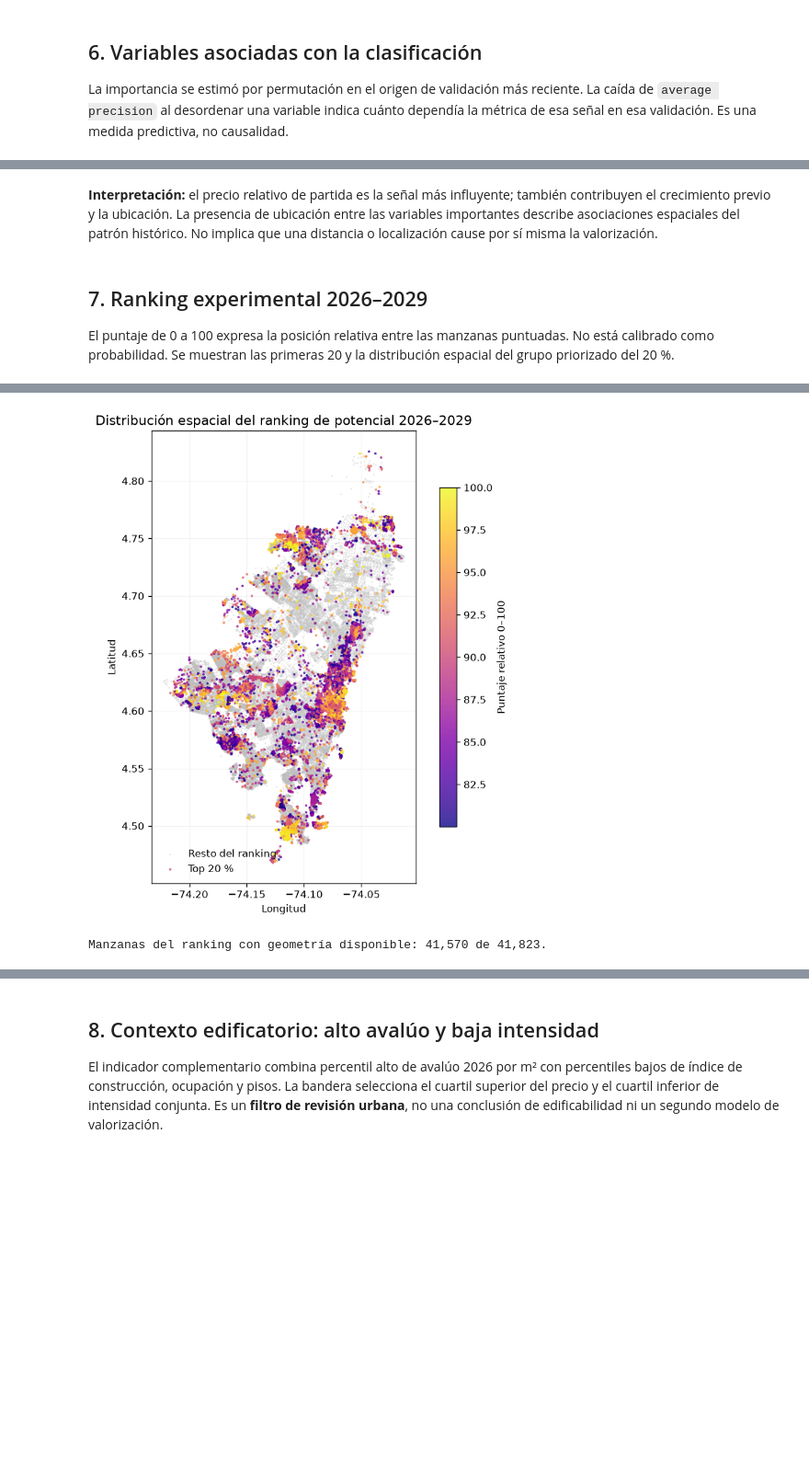
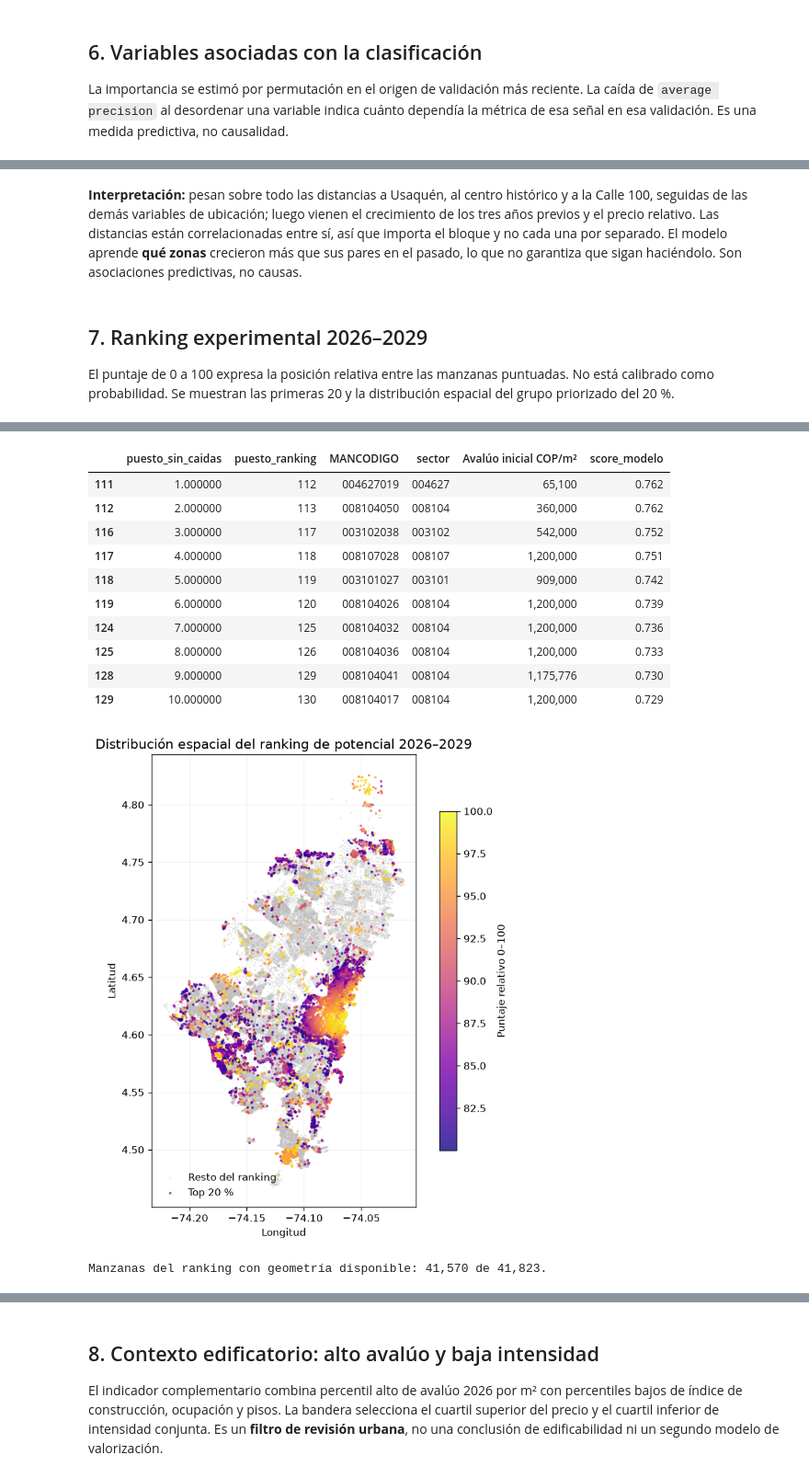
Before and after one commit to Andresdc11/Catastro_Project, a Jupyter notebook: potencial_manzanas/informe_potencial.ipynb, the cells around one changed output, grey strips where cells are left out. Shown at 92% size. Cells and saved outputs as stored; diff of their text form; code cells hidden in the pictures; blank space fills up the shorter version.

```diff
--- a/potencial_manzanas/informe_potencial.ipynb
+++ b/potencial_manzanas/informe_potencial.ipynb
@@ -477,5 +500,5 @@ display(importancia.head(12).style.format({"caida_promedio_precision": "{:.4f}",
 # %% [markdown]
-**Interpretación:** el precio relativo de partida es la señal más influyente; también contribuyen el crecimiento previo y la ubicación. La presencia de ubicación entre las variables importantes describe asociaciones espaciales del patrón histórico. No implica que una distancia o localización cause por sí misma la valorización.
+**Interpretación:** pesan sobre todo las distancias a Usaquén, al centro histórico y a la Calle 100, seguidas de las demás variables de ubicación; luego vienen el crecimiento de los tres años previos y el precio relativo. Las distancias están correlacionadas entre sí, así que importa el bloque y no cada una por separado. El modelo aprende **qué zonas** crecieron más que sus pares en el pasado, lo que no garantiza que sigan haciéndolo. Son asociaciones predictivas, no causas.
 # %% [markdown]
 ## 7. Ranking experimental 2026–2029
 
@@ -484,12 +507,17 @@ El puntaje de 0 a 100 expresa la posición relativa entre las manzanas puntuadas
 top20 = ranking.sort_values("puesto_ranking").head(20).merge(
     contexto[["MANCODIGO", "score_contextual_0_100", "valor_alto_baja_intensidad"]],
     on="MANCODIGO", how="left")
-tabla_top20 = top20[["puesto_ranking", "MANCODIGO", "sector", "cop_m2_inicio", "score_potencial_0_100", "score_contextual_0_100", "valor_alto_baja_intensidad"]].rename(columns={
+tabla_top20 = top20[["puesto_ranking", "MANCODIGO", "sector", "cop_m2_inicio", "score_potencial_0_100", "score_contextual_0_100", "valor_alto_baja_intensidad", "caida_fuerte_ultimo_anio"]].rename(columns={
     "puesto_ranking": "Puesto", "MANCODIGO": "Manzana", "sector": "Sector",
     "cop_m2_inicio": "Avalúo inicial COP/m²", "score_potencial_0_100": "Puntaje relativo",
-    "score_contextual_0_100": "Contexto valor / intensidad", "valor_alto_baja_intensidad": "Filtro contextual"
+    "score_contextual_0_100": "Contexto valor / intensidad", "valor_alto_baja_intensidad": "Filtro contextual",
+    "caida_fuerte_ultimo_anio": "Caída fuerte en 2026"
 })
 display(tabla_top20.style.format({"Avalúo inicial COP/m²": "{:,.0f}", "Puntaje relativo": "{:.2f}", "Contexto valor / intensidad": "{:.1f}"}))
+
+# el mismo orden, sin las manzanas con caida fuerte en los ultimos tres años
+display(ranking.sort_values("puesto_sin_caidas").head(10)[["puesto_sin_caidas", "puesto_ranking", "MANCODIGO", "sector", "cop_m2_inicio", "score_modelo"]]
+        .rename(columns={"cop_m2_inicio": "Avalúo inicial COP/m²"}).style.format({"Avalúo inicial COP/m²": "{:,.0f}", "score_modelo": "{:.3f}"}))
 
 geo = manzanas[["MANCODIGO", "lon", "lat"]].merge(
     ranking[["MANCODIGO", "score_potencial_0_100", "candidato_top_fraccion"]],
@@ -542,2 +570,13 @@ plt.show()
+|  | puesto_sin_caidas | puesto_ranking | MANCODIGO | sector | Avalúo inicial COP/m² | score_modelo |
+| 111 | 1.000000 | 112 | 004627019 | 004627 | 65,100 | 0.762 |
+| 112 | 2.000000 | 113 | 008104050 | 008104 | 360,000 | 0.762 |
+| 116 | 3.000000 | 117 | 003102038 | 003102 | 542,000 | 0.752 |
+| 117 | 4.000000 | 118 | 008107028 | 008107 | 1,200,000 | 0.751 |
+| 118 | 5.000000 | 119 | 003101027 | 003101 | 909,000 | 0.742 |
+| 119 | 6.000000 | 120 | 008104026 | 008104 | 1,200,000 | 0.739 |
+| 124 | 7.000000 | 125 | 008104032 | 008104 | 1,200,000 | 0.736 |
+| 125 | 8.000000 | 126 | 008104036 | 008104 | 1,200,000 | 0.733 |
+| 128 | 9.000000 | 129 | 008104041 | 008104 | 1,175,776 | 0.730 |
+| 129 | 10.000000 | 130 | 008104017 | 008104 | 1,200,000 | 0.729 |
-[figure, old version]
+[figure, new version]
 Manzanas del ranking con geometría disponible: 41,570 de 41,823.
```
Also changed, not shown: parts of 24 cells of this notebook, 8 other files.
